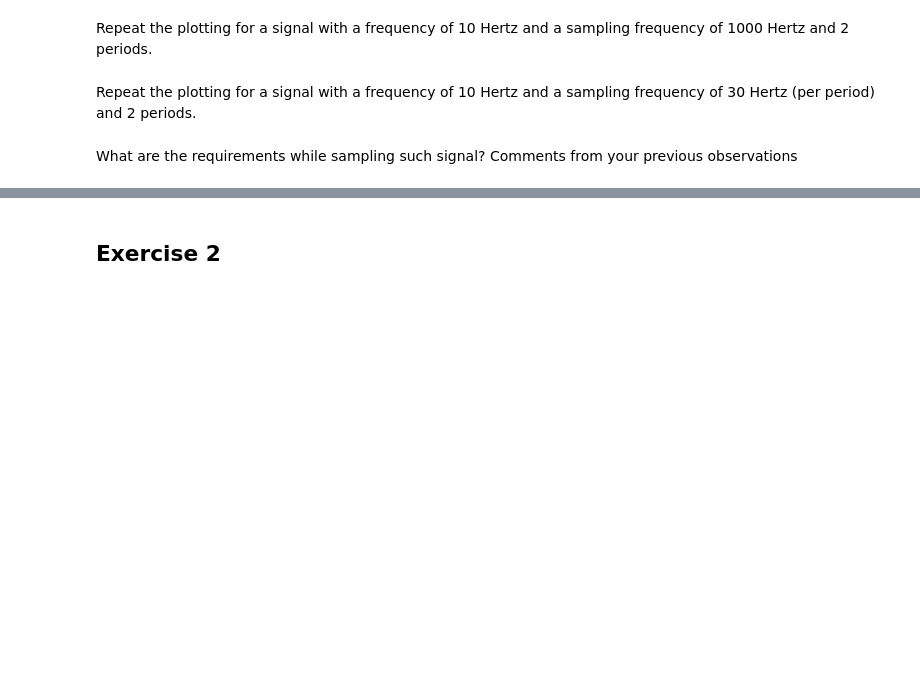
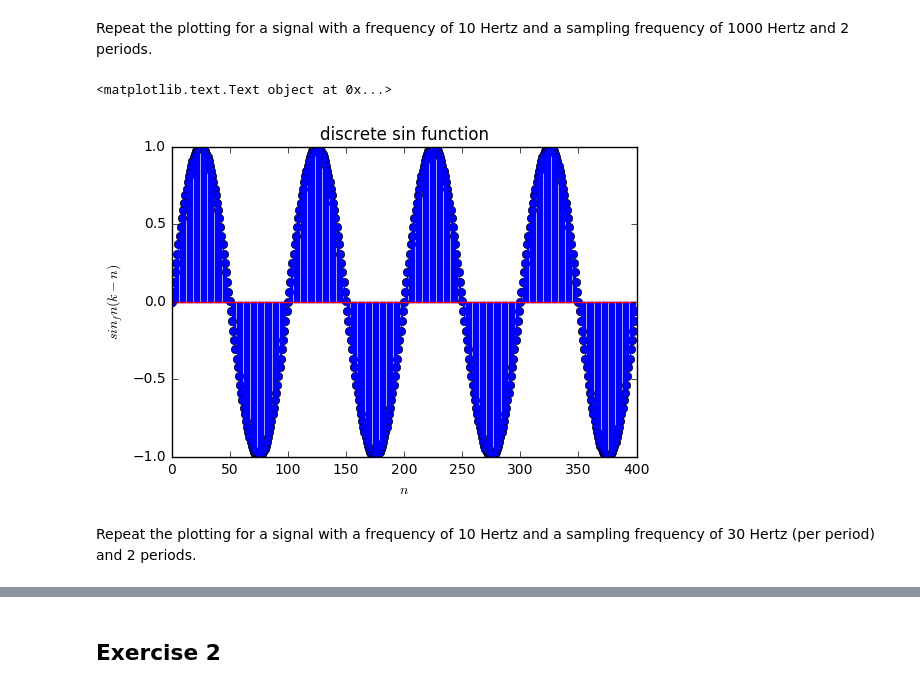
Before and after one commit to sniper0110/DSP-TP-1617, a Jupyter notebook: Lab1/python/Lab1.ipynb, the cells around one changed output, grey strips where cells are left out. Saved outputs shown, nothing was run; the diff lists cells and outputs as text; code cells hidden in the pictures; blank space fills up the shorter version.

```diff
--- a/Lab1/python/Lab1.ipynb
+++ b/Lab1/python/Lab1.ipynb
@@ -185,11 +183,12 @@ plt.title('discrete sin function')
 # %% [markdown]
 Repeat the plotting for a signal with a frequency of 10 Hertz and a sampling frequency of 1000 Hertz and 2 periods.
 # %%
-plt.stem(sin_fn(10, 1000, 4, 20))
+plt.stem(sin_fn(10, 1000, 4))
 plt.xlabel(r'$n$')
 plt.ylabel(r'$sin_fn(k-n)$')
 plt.title('discrete sin function')
+# %% [output]
+<matplotlib.text.Text object at 0x...>
+[figure, added]
 # %% [markdown]
 Repeat the plotting for a signal with a frequency of 10 Hertz and a sampling frequency of 30 Hertz (per period) and 2 periods.
-# %% [markdown]
-What are the requirements while sampling such signal? Comments from your previous observations
```
Also changed, not shown: parts of 13 cells of this notebook.
